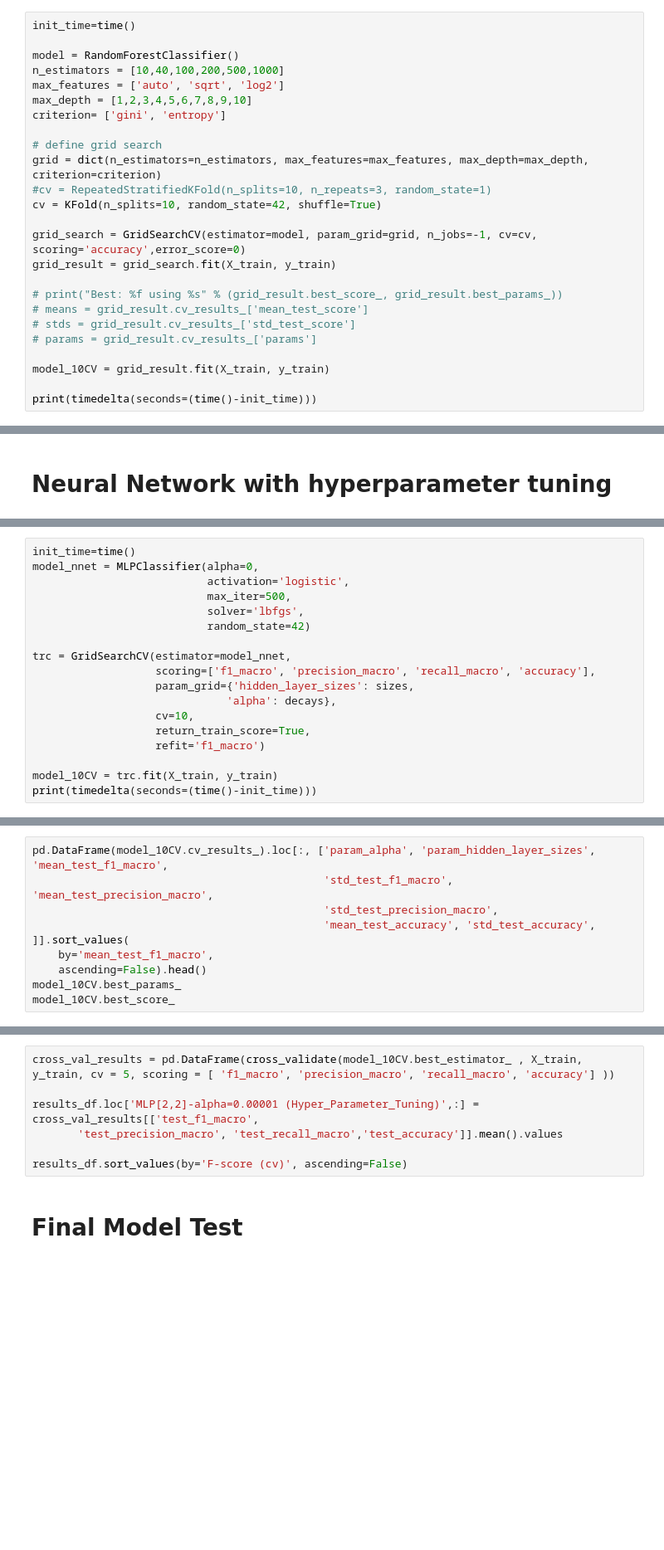
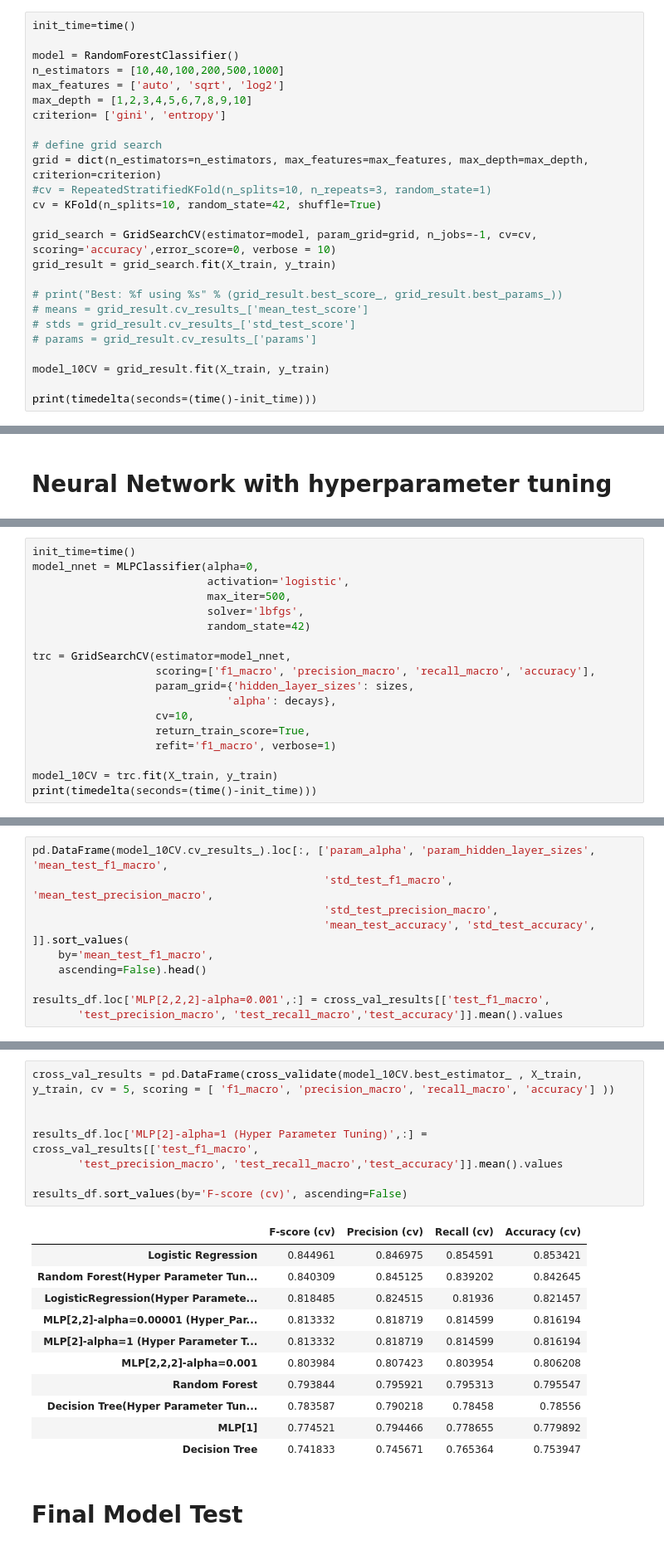
Before and after one commit to abroniewski/Heart-Disease-Machine-Learning-Exploration, a Jupyter notebook: src/Heart_Disease_Detection.ipynb, the cells around one changed output, grey strips where cells are left out. Shown at 83% size. Drawn from its saved outputs; the diff is of its cells as text; blank space fills up the shorter version.

```diff
--- a/src/Heart_Disease_Detection.ipynb
+++ b/src/Heart_Disease_Detection.ipynb
@@ -772,7 +836,7 @@ grid = dict(n_estimators=n_estimators, max_features=max_features, max_depth=max_
 #cv = RepeatedStratifiedKFold(n_splits=10, n_repeats=3, random_state=1)
 cv = KFold(n_splits=10, random_state=42, shuffle=True)
 
-grid_search = GridSearchCV(estimator=model, param_grid=grid, n_jobs=-1, cv=cv, scoring='accuracy',error_score=0)
+grid_search = GridSearchCV(estimator=model, param_grid=grid, n_jobs=-1, cv=cv, scoring='accuracy',error_score=0, verbose = 10)
 grid_result = grid_search.fit(X_train, y_train)
 
 # print("Best: %f using %s" % (grid_result.best_score_, grid_result.best_params_))
@@ -872,7 +987,7 @@ trc = GridSearchCV(estimator=model_nnet,
                               'alpha': decays},
                    cv=10,
                    return_train_score=True,
-                   refit='f1_macro')
+                   refit='f1_macro', verbose=1)
 
 model_10CV = trc.fit(X_train, y_train)
 print(timedelta(seconds=(time()-init_time)))
@@ -883,5 +1085,6 @@ pd.DataFrame(model_10CV.cv_results_).loc[:, ['param_alpha', 'param_hidden_layer_
                                              'mean_test_accuracy', 'std_test_accuracy', ]].sort_values(
     by='mean_test_f1_macro',
     ascending=False).head()
-model_10CV.best_params_
-model_10CV.best_score_
+
+results_df.loc['MLP[2,2,2]-alpha=0.001',:] = cross_val_results[['test_f1_macro',
+       'test_precision_macro', 'test_recall_macro','test_accuracy']].mean().values
@@ -888,10 +1093,23 @@ model_10CV.best_score_
 # %%
 cross_val_results = pd.DataFrame(cross_validate(model_10CV.best_estimator_ , X_train, y_train, cv = 5, scoring = [ 'f1_macro', 'precision_macro', 'recall_macro', 'accuracy'] ))
 
-results_df.loc['MLP[2,2]-alpha=0.00001 (Hyper_Parameter_Tuning)',:] = cross_val_results[['test_f1_macro',
+
+results_df.loc['MLP[2]-alpha=1 (Hyper Parameter Tuning)',:] = cross_val_results[['test_f1_macro',
        'test_precision_macro', 'test_recall_macro','test_accuracy']].mean().values
 
 results_df.sort_values(by='F-score (cv)', ascending=False)
+# %% [output]
+|  | F-score (cv) | Precision (cv) | Recall (cv) | Accuracy (cv) |
+| Logistic Regression | 0.844961 | 0.846975 | 0.854591 | 0.853421 |
+| Random Forest(Hyper Parameter Tun... | 0.840309 | 0.845125 | 0.839202 | 0.842645 |
+| LogisticRegression(Hyper Paramete... | 0.818485 | 0.824515 | 0.81936 | 0.821457 |
+| MLP[2,2]-alpha=0.00001 (Hyper_Par... | 0.813332 | 0.818719 | 0.814599 | 0.816194 |
+| MLP[2]-alpha=1 (Hyper Parameter T... | 0.813332 | 0.818719 | 0.814599 | 0.816194 |
+| MLP[2,2,2]-alpha=0.001 | 0.803984 | 0.807423 | 0.803954 | 0.806208 |
+| Random Forest | 0.793844 | 0.795921 | 0.795313 | 0.795547 |
+| Decision Tree(Hyper Parameter Tun... | 0.783587 | 0.790218 | 0.78458 | 0.78556 |
+| MLP[1] | 0.774521 | 0.794466 | 0.778655 | 0.779892 |
+| Decision Tree | 0.741833 | 0.745671 | 0.765364 | 0.753947 |
 # %% [markdown]
 # Final Model Test
 # %%
```
Also changed, not shown: parts of 19 cells of this notebook.
